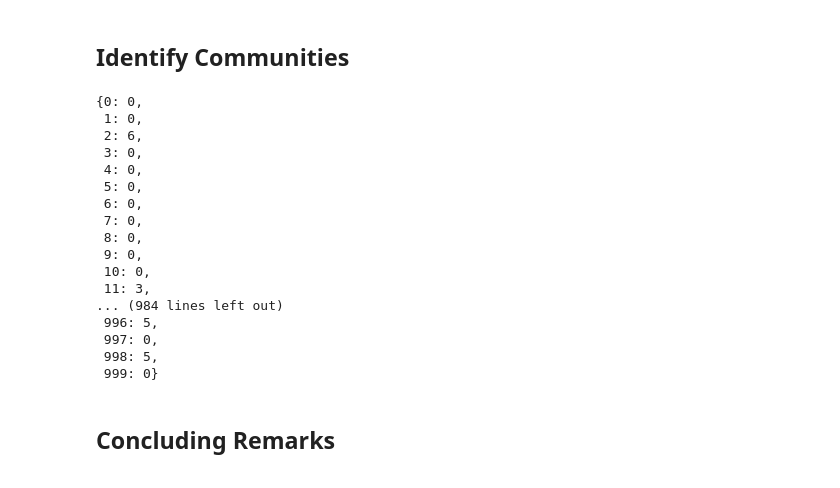
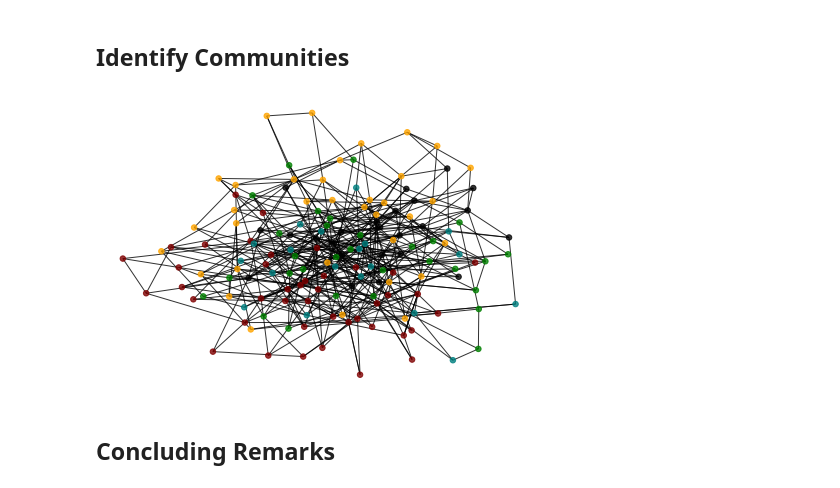
Before and after one commit to vatsal220/medium_articles, a Jupyter notebook: community_detection/detection.ipynb, the cells around one changed output. Drawn from its saved outputs; the diff is of its cells as text; code cells hidden in the pictures.

```diff
--- a/community_detection/detection.ipynb
+++ b/community_detection/detection.ipynb
@@ -98,7 +111,7 @@ emb_df = (
 X = emb_df.values
 # %%
 clustering = SpectralClustering(
-    n_clusters=10,
+    n_clusters=5,
     assign_labels='discretize',
     random_state=0
 ).fit(X)
@@ -110,23 +123,3 @@ SpectralClustering(assign_labels='discretize', n_clusters=10, random_state=0)
 ## Identify Communities
 # %%
 comm_dct = dict(zip(emb_df.index, clustering.labels_))
-# %%
-comm_dct
-# %% [output]
-{0: 0,
- 1: 0,
- 2: 6,
- 3: 0,
- 4: 0,
- 5: 0,
- 6: 0,
- 7: 0,
- 8: 0,
- 9: 0,
- 10: 0,
- 11: 3,
-... (984 lines left out)
- 996: 5,
- 997: 0,
- 998: 5,
- 999: 0}
@@ -133,3 +134,21 @@ comm_dct
+# %%
+unique_coms = np.unique(list(comm_dct.values()))
+cmap = {
+    0 : 'maroon',
+    1 : 'teal',
+    2 : 'black',
+    3 : 'orange',
+    4 : 'green',
+    5 : 'yellow'
+}
+
+node_cmap = [cmap[v] for _,v in comm_dct.items()]
+
+pos = nx.spring_layout(G)
+nx.draw(G, pos, node_size = 30, alpha = 0.8, node_color=node_cmap)
+plt.show()
+# %% [output]
+[figure, added]
 # %% [markdown]
 ## Concluding Remarks
 # %% [markdown]
```
Also changed, not shown: parts of 6 cells of this notebook.
